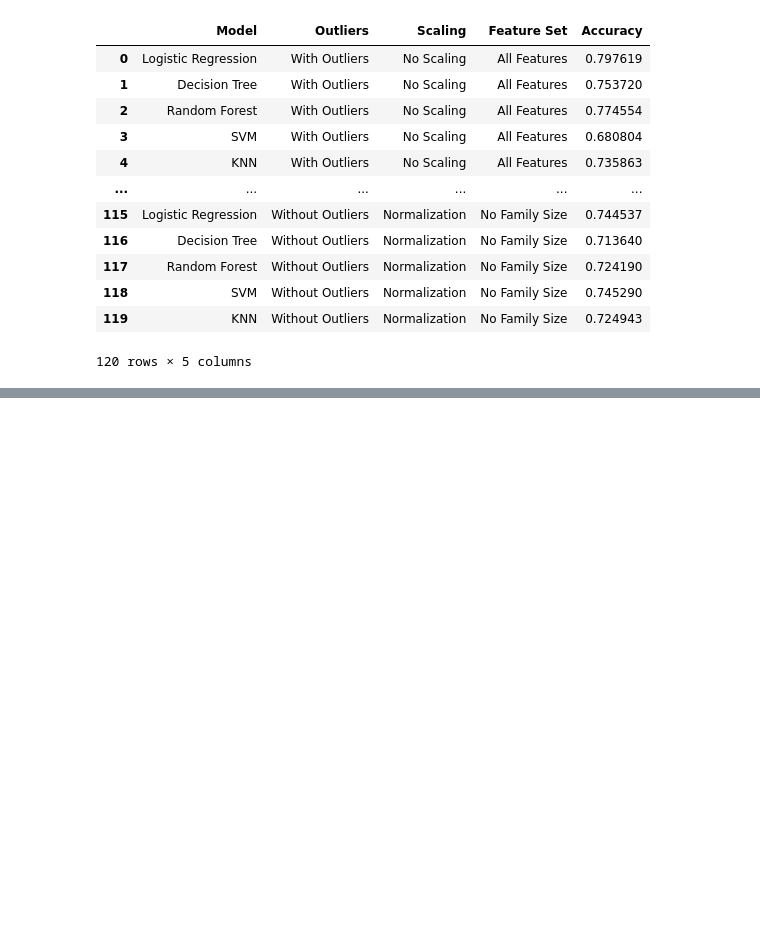
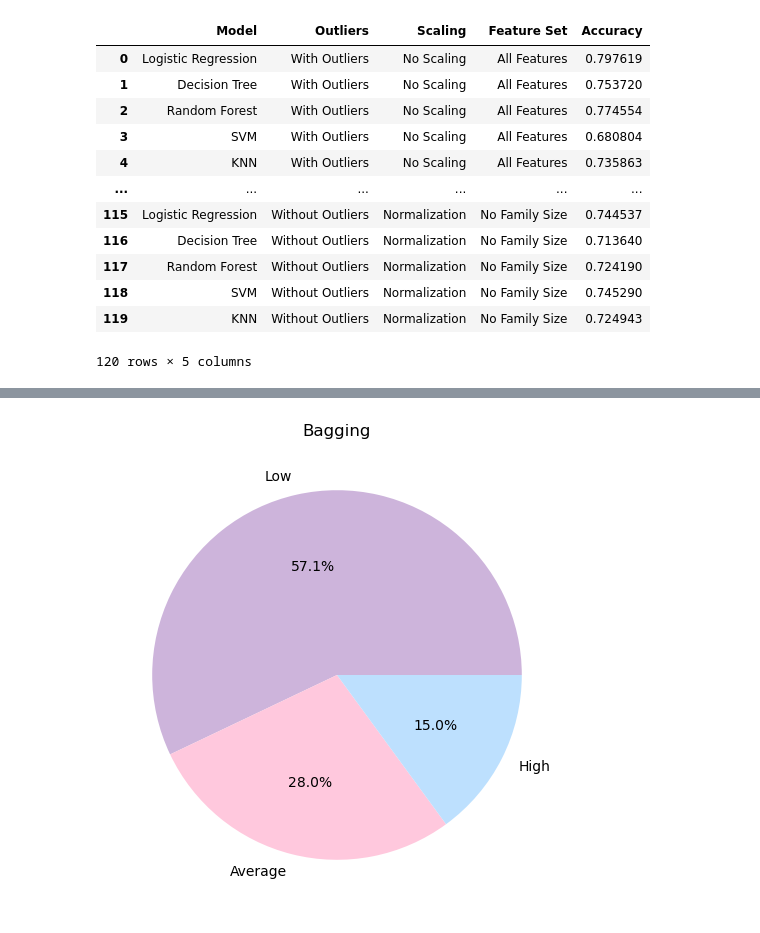
Before and after one commit to harimrys/ML-Project, a Jupyter notebook: notebooks/main.ipynb, the cells around one changed output, grey strips where cells are left out. Saved outputs shown, nothing was run; the diff lists cells and outputs as text; code cells hidden in the pictures; blank space fills up the shorter version.

```diff
--- a/notebooks/main.ipynb
+++ b/notebooks/main.ipynb
@@ -81,0 +123,4 @@ df_results
+# %%
+graficos(df_predicciones, "Bagging")
+# %% [output]
+[figure, added]
```
Also changed, not shown: parts of 15 cells of this notebook, 4 other files.
